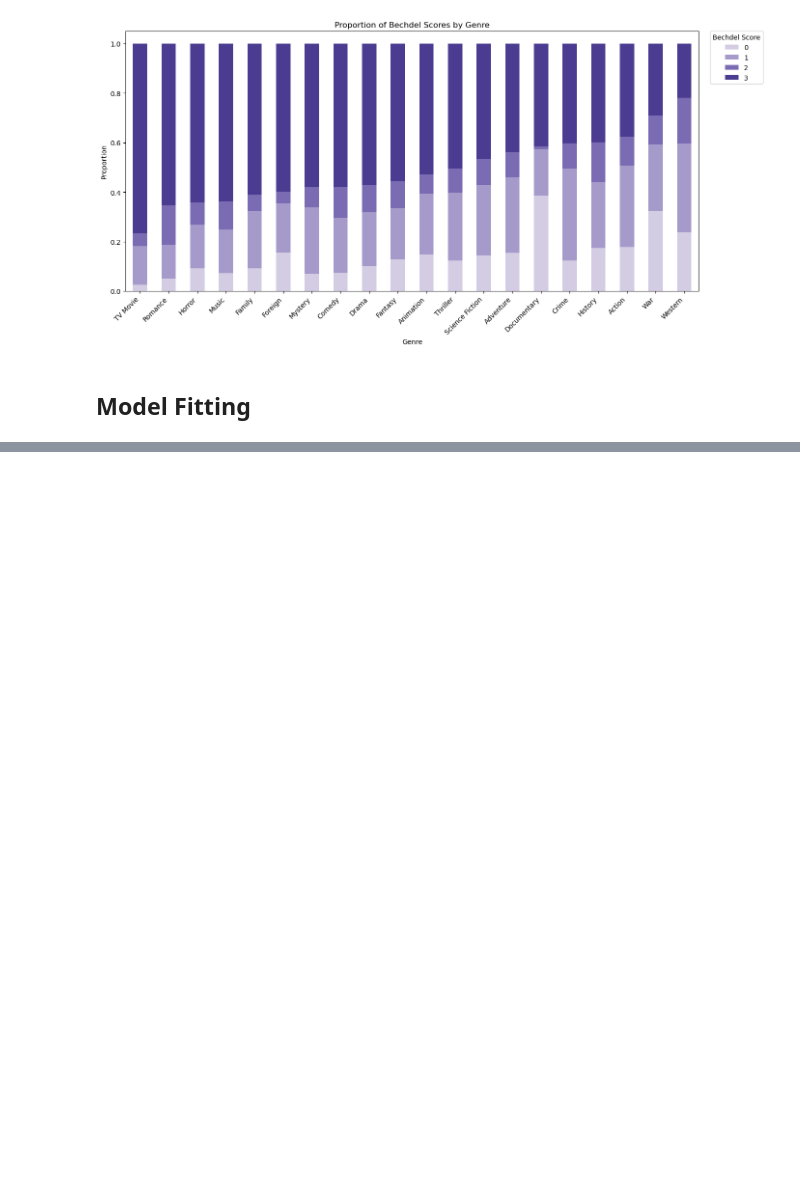
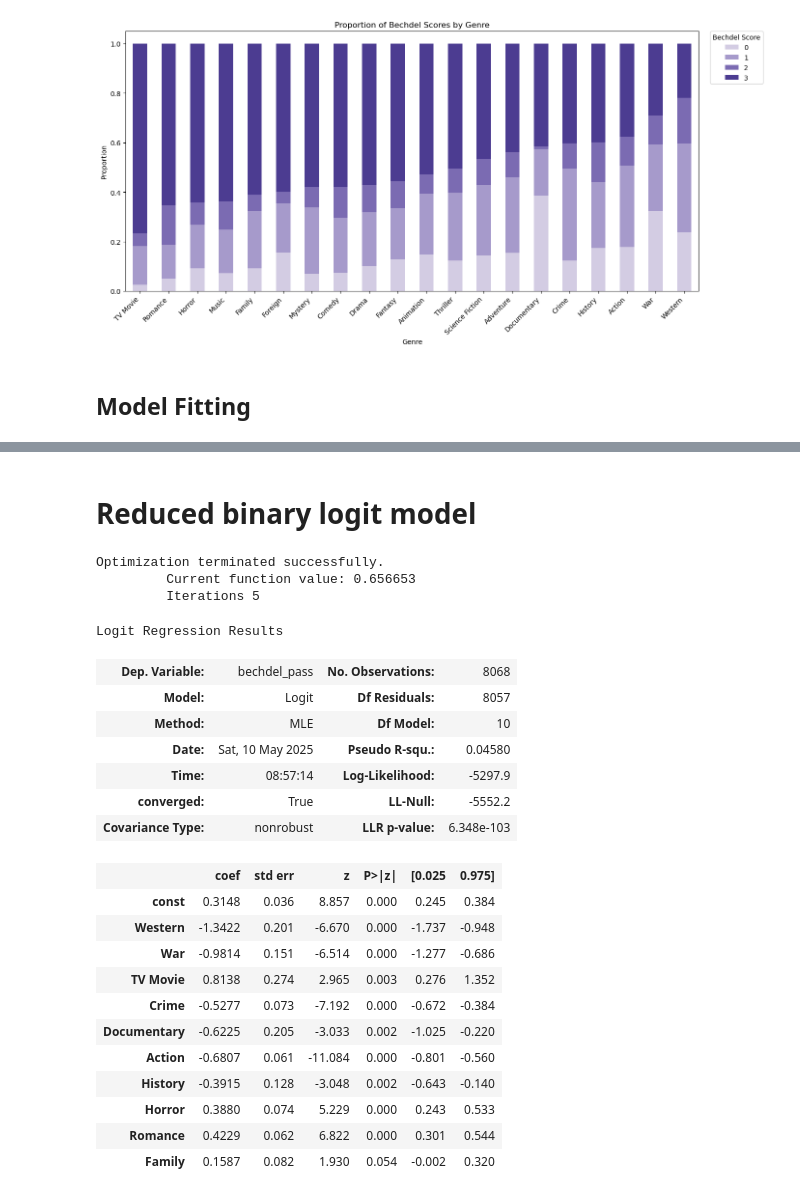
Before and after one commit to 80line/Bechdel_Test_Films, a Jupyter notebook: bechdel_test_films.ipynb, the cells around one changed output, grey strips where cells are left out. Saved outputs shown, nothing was run; the diff lists cells and outputs as text; code cells hidden in the pictures; blank space fills up the shorter version.

```diff
--- a/bechdel_test_films.ipynb
+++ b/bechdel_test_films.ipynb
@@ -662,0 +537,43 @@ sns.barplot(data = df_coefs, y = 'Feature', x = 'coefficient')
+# %%
+# None of the predictors actually shrink to zero
+# Select top n predictors
+n = 10
+df_coefs['abs_coef'] = df_coefs['coefficient'].abs()
+top_df = df_coefs.sort_values('abs_coef', ascending=False).head(n)
+top_genres = top_df['Feature'].tolist()
+# %% [markdown]
+# Reduced binary logit model
+# %%
+# Fit model
+X = df[top_genres]
+X_reduced = sm.add_constant(X)
+y = df['bechdel_pass']
+
+reduced_genres_mod = sm.Logit(y, X_reduced)
+reduced_genres_mod = reduced_genres_mod.fit()
+
+reduced_genres_mod.summary()
+# %% [output]
+Optimization terminated successfully.
+         Current function value: 0.656653
+         Iterations 5
+Logit Regression Results
+| Dep. Variable: | bechdel_pass | No. Observations: | 8068 |
+| Model: | Logit | Df Residuals: | 8057 |
+| Method: | MLE | Df Model: | 10 |
+| Date: | Sat, 10 May 2025 | Pseudo R-squ.: | 0.04580 |
+| Time: | 08:57:14 | Log-Likelihood: | -5297.9 |
+| converged: | True | LL-Null: | -5552.2 |
+| Covariance Type: | nonrobust | LLR p-value: | 6.348e-103 |
+|  | coef | std err | z | P>|z| | [0.025 | 0.975] |
+| const | 0.3148 | 0.036 | 8.857 | 0.000 | 0.245 | 0.384 |
+| Western | -1.3422 | 0.201 | -6.670 | 0.000 | -1.737 | -0.948 |
+| War | -0.9814 | 0.151 | -6.514 | 0.000 | -1.277 | -0.686 |
+| TV Movie | 0.8138 | 0.274 | 2.965 | 0.003 | 0.276 | 1.352 |
+| Crime | -0.5277 | 0.073 | -7.192 | 0.000 | -0.672 | -0.384 |
+| Documentary | -0.6225 | 0.205 | -3.033 | 0.002 | -1.025 | -0.220 |
+| Action | -0.6807 | 0.061 | -11.084 | 0.000 | -0.801 | -0.560 |
+| History | -0.3915 | 0.128 | -3.048 | 0.002 | -0.643 | -0.140 |
+| Horror | 0.3880 | 0.074 | 5.229 | 0.000 | 0.243 | 0.533 |
+| Romance | 0.4229 | 0.062 | 6.822 | 0.000 | 0.301 | 0.544 |
+| Family | 0.1587 | 0.082 | 1.930 | 0.054 | -0.002 | 0.320 |
```
Also changed, not shown: parts of 20 cells of this notebook.
